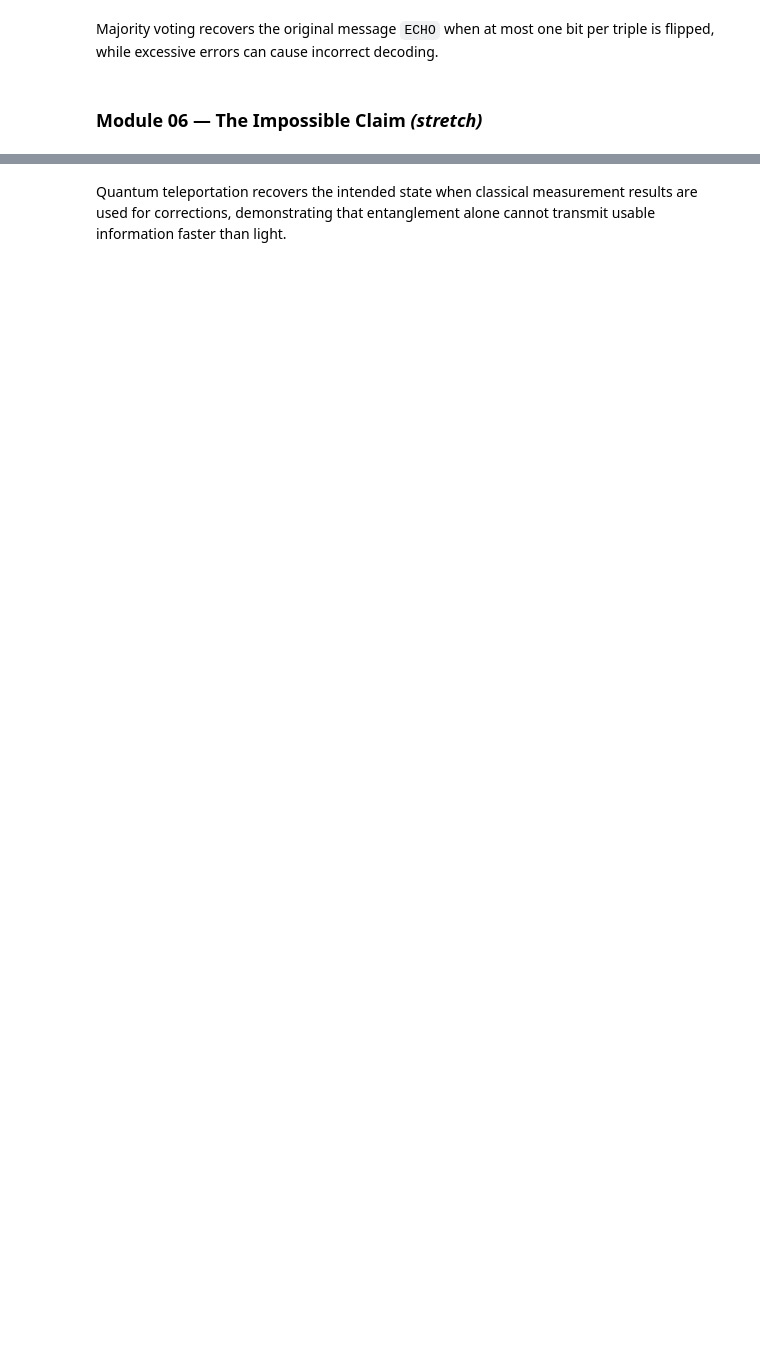
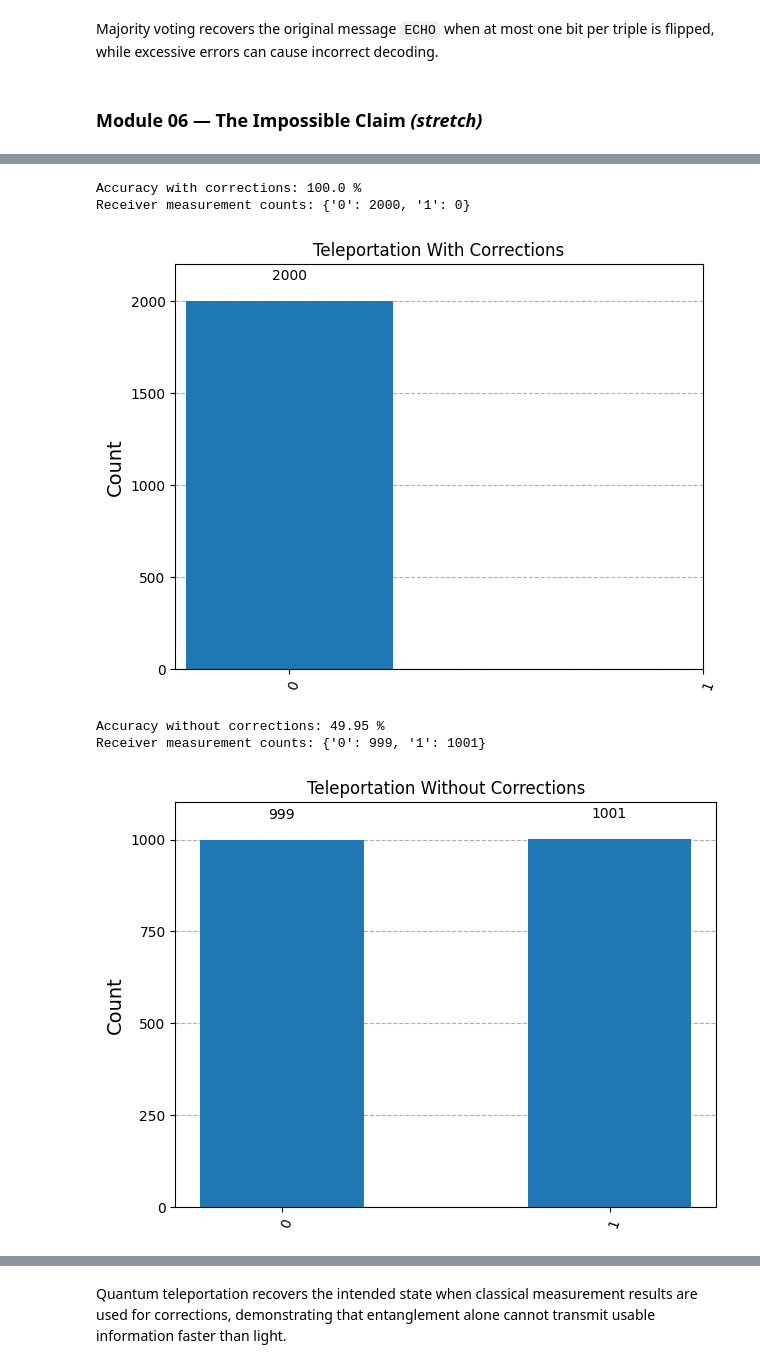
Before and after one commit to talha-dev222/quantathon-echo-investigation, a Jupyter notebook: ECHO_Investigation_Notebook.ipynb, the cells around one changed output, grey strips where cells are left out. Saved outputs shown, nothing was run; the diff lists cells and outputs as text; code cells hidden in the pictures; blank space fills up the shorter version.

```diff
--- a/ECHO_Investigation_Notebook.ipynb
+++ b/ECHO_Investigation_Notebook.ipynb
@@ -190,17 +275,20 @@ Majority voting recovers the original message `ECHO` when at most one bit per tr
 # %% [markdown]
 ### Module 06 — The Impossible Claim  *(stretch)*
 # %%
+
+from IPython.display import display
+
 a = 1.0
 
 def teleport(with_correction=True):
     q = QuantumRegister(3)
-    c0 = ClassicalRegister(1, 'c0')
-    c1 = ClassicalRegister(1, 'c1')
-    co = ClassicalRegister(1, 'co')
+    c0 = ClassicalRegister(1, "c0")
+    c1 = ClassicalRegister(1, "c1")
+    co = ClassicalRegister(1, "co")
 
     qc = QuantumCircuit(q, c0, c1, co)
 
-    # Prepare the message
+    # Prepare the input state
     qc.ry(a, q[0])
 
     # Create an entangled pair
@@ -213,43 +301,65 @@ def teleport(with_correction=True):
     qc.measure(q[0], c0)
     qc.measure(q[1], c1)
 
-    # Apply corrections using classical measurement results
+    # Classical corrections
     if with_correction:
         with qc.if_test((c1, 1)):
             qc.x(q[2])
+
         with qc.if_test((c0, 1)):
             qc.z(q[2])
 
-    # Check whether the original state arrived
+    # Check whether the original state was recovered
     qc.ry(-a, q[2])
     qc.measure(q[2], co)
 
     return qc
 
 
-def receiver_accuracy(counts, shots=2000):
-    return round(
-        100 * sum(
-            v for k, v in counts.items()
-            if k[0] == '0'
-        ) / shots
-    )
+def receiver_counts(counts):
+    result = {"0": 0, "1": 0}
+
+    for key, value in counts.items():
+        bit = key.split()[0] if " " in key else key
+        result[bit[0]] += value
+
+    return result
+
+
+def receiver_accuracy(counts):
+    result = receiver_counts(counts)
+    total = sum(result.values())
+    return round(100 * result["0"] / total, 2)
 
 
 # BRONZE: Teleportation with corrections
-qc1 = teleport(True)
-print("Bronze - With corrections:")
-print(receiver_accuracy(run(qc1)), "%")
+qc_corrected = teleport(True)
+
+print("Bronze: Teleportation circuit with corrections")
+display(qc_corrected.draw("text"))
+
+counts_corrected = run(qc_corrected, shots=2000)
+corrected_results = receiver_counts(counts_corrected)
+
+print("Accuracy with corrections:", receiver_accuracy(counts_corrected), "%")
+print("Receiver measurement counts:", corrected_results)
+display(plot_histogram(corrected_results, title="Teleportation With Corrections"))
 
 
-# SILVER: Teleportation without classical corrections
-qc2 = teleport(False)
-print("Silver - Without corrections:")
-print(receiver_accuracy(run(qc2)), "%")
+# SILVER: Teleportation without corrections
+qc_uncorrected = teleport(False)
+
+counts_uncorrected = run(qc_uncorrected, shots=2000)
+uncorrected_results = receiver_counts(counts_uncorrected)
+
+print("\nAccuracy without corrections:", receiver_accuracy(counts_uncorrected), "%")
+print("Receiver measurement counts:", uncorrected_results)
+display(plot_histogram(uncorrected_results, title="Teleportation Without Corrections"))
 
 
-# GOLD: Compare both experiments
-print("Gold - Corrected receiver should approach 100%.")
-print("Gold - Without corrections, the receiver should approach 50%.")
-print("Gold - Entanglement alone cannot send a usable message faster than light.")
+# GOLD: Interpretation
+print("\nGold: Interpretation")
+print("With corrections, accuracy should approach 100%.")
+print("Without corrections, accuracy should approach 50%.")
+print("Entanglement alone cannot transmit usable information faster than light.")
 # %% [output]
@@ -262,0 +384,6 @@ Gold - Entanglement alone cannot send a usable message faster than light.
+Accuracy with corrections: 100.0 %
+Receiver measurement counts: {'0': 2000, '1': 0}
+[figure, added]
+Accuracy without corrections: 49.95 %
+Receiver measurement counts: {'0': 999, '1': 1001}
+[figure, added]
```
Also changed, not shown: parts of 6 cells of this notebook.
